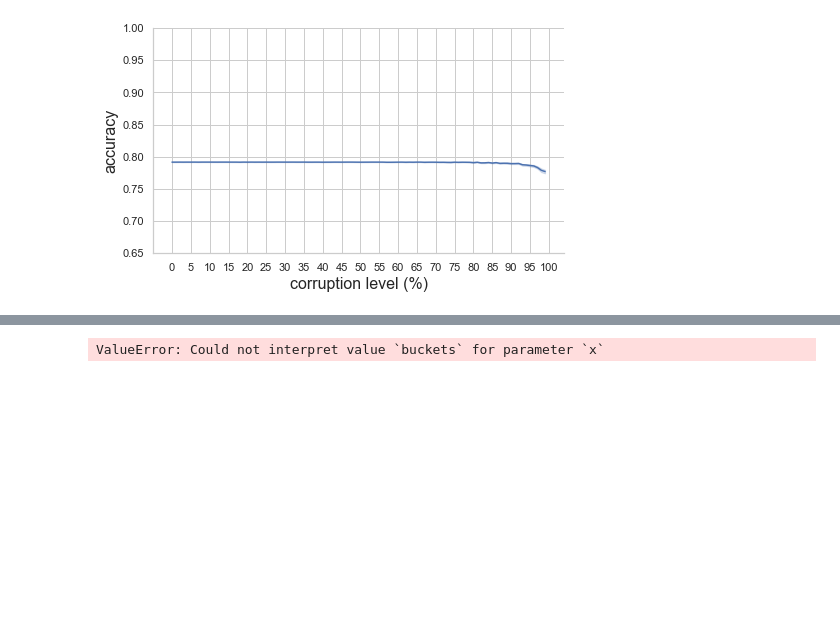
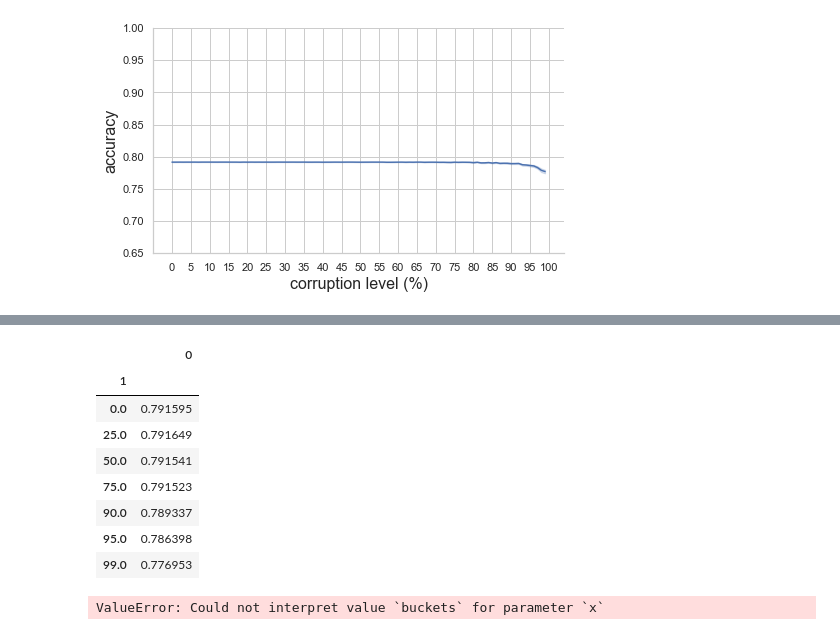
Before and after one commit to aguilarjose11/Perceptron-Corruption, a Jupyter notebook: ResultAnalysis.ipynb, the cells around one changed output, grey strips where cells are left out. Saved outputs shown, nothing was run; the diff lists cells and outputs as text; code cells hidden in the pictures; blank space fills up the shorter version.

```diff
--- a/ResultAnalysis.ipynb
+++ b/ResultAnalysis.ipynb
@@ -756,3 +775,15 @@ ax.figure.savefig('img_results/skin_percent.png', dpi=200)
+# %%
+pd.DataFrame([skin_data['score'], skin_data['corruption'], ]).T.groupby([1]).mean().loc[[0, 25, 50, 75, 90, 95, 99]]
+# %% [output]
+|  | 0 |
+| 1 |  |
+| 0.0 | 0.791595 |
+| 25.0 | 0.791649 |
+| 50.0 | 0.791541 |
+| 75.0 | 0.791523 |
+| 90.0 | 0.789337 |
+| 95.0 | 0.786398 |
+| 99.0 | 0.776953 |
 # %%
 ax = sns.relplot(data=skin_data, kind='line', x='corruption', y='score', height=height, aspect=aspect)
 
```
Also changed, not shown: parts of 6 cells of this notebook, 15 other files.
